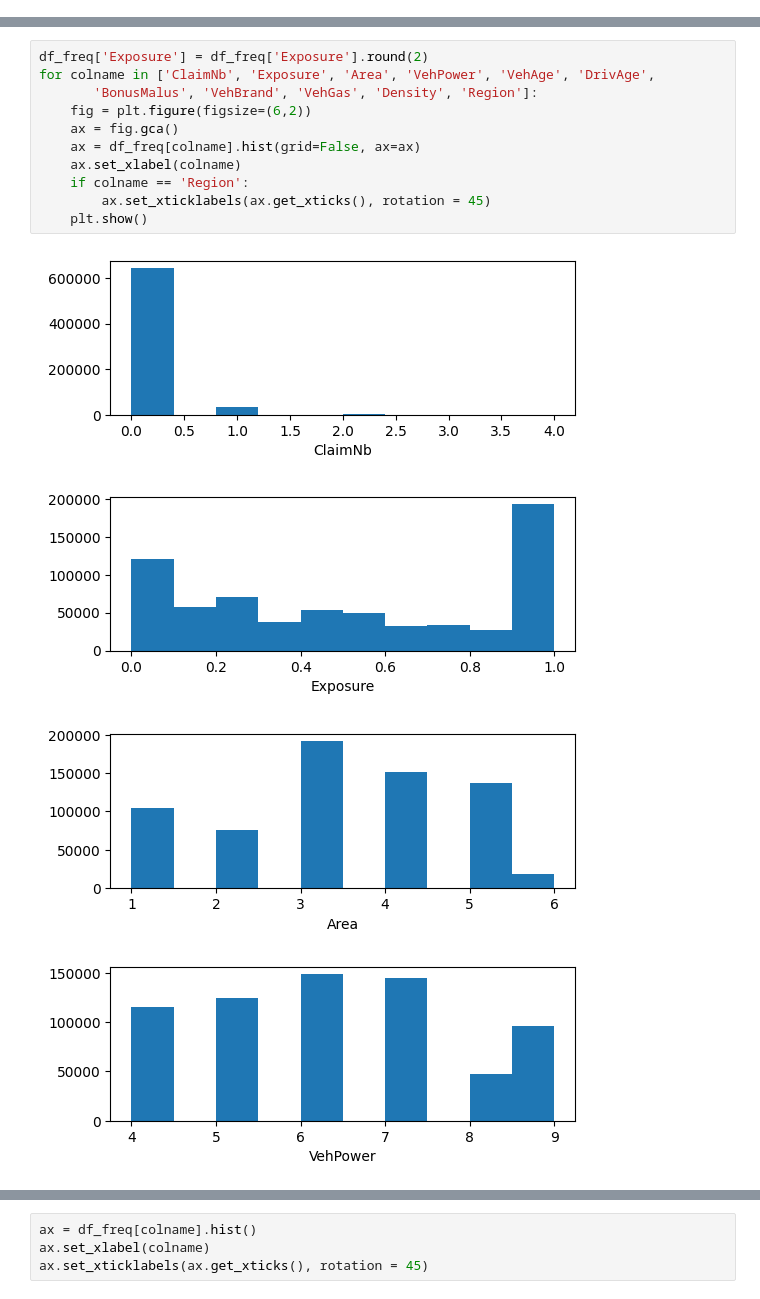
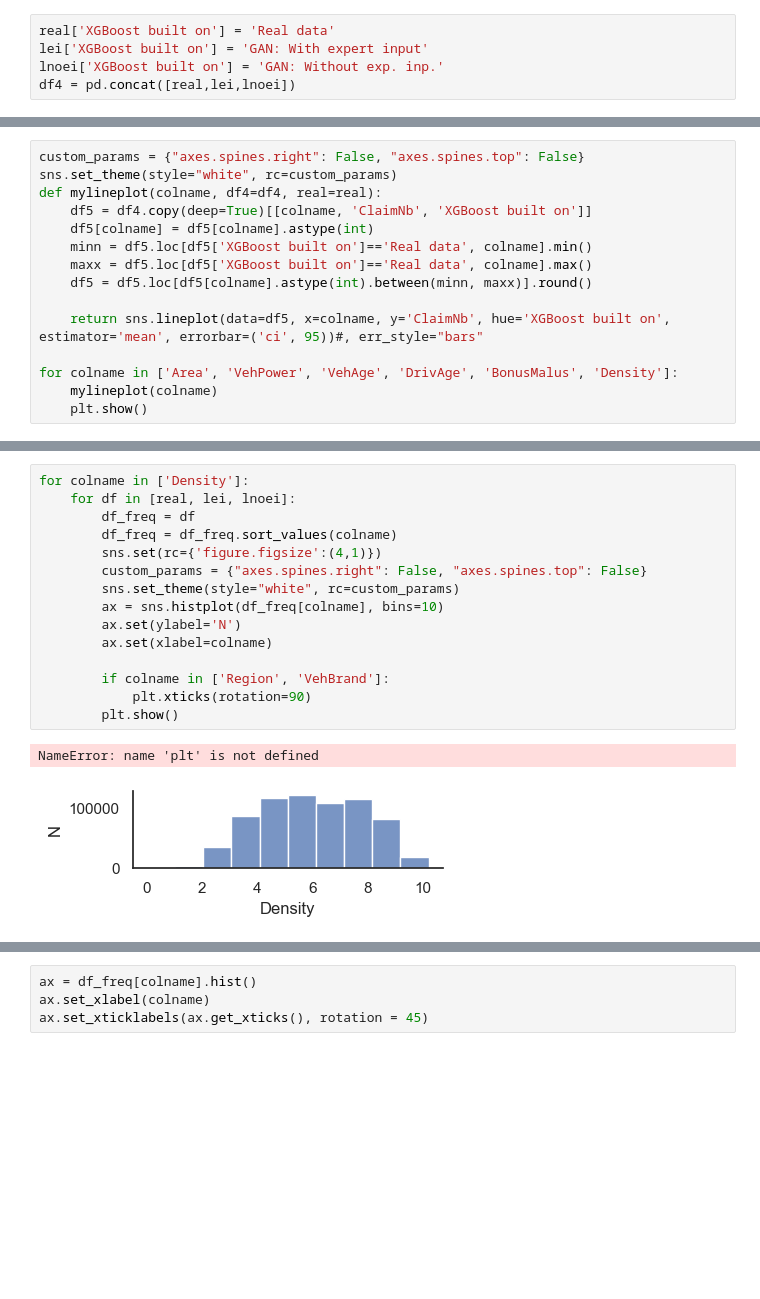
Before and after one commit to AfairiJJ/thesis, a Jupyter notebook: Data Analysis.ipynb, the cells around one changed output, grey strips where cells are left out. Saved outputs shown, nothing was run; the diff lists cells and outputs as text; blank space fills up the shorter version.

```diff
--- a/Data Analysis.ipynb
+++ b/Data Analysis.ipynb
@@ -78,0 +111,5 @@ Region
+# %%
+real['XGBoost built on'] = 'Real data'
+lei['XGBoost built on'] = 'GAN: With expert input'
+lnoei['XGBoost built on'] = 'GAN: Without exp. inp.'
+df4 = pd.concat([real,lei,lnoei])
@@ -78,0 +126,15 @@ Region
+# %%
+custom_params = {"axes.spines.right": False, "axes.spines.top": False}
+sns.set_theme(style="white", rc=custom_params)
+def mylineplot(colname, df4=df4, real=real):
+    df5 = df4.copy(deep=True)[[colname, 'ClaimNb', 'XGBoost built on']]
+    df5[colname] = df5[colname].astype(int)
+    minn = df5.loc[df5['XGBoost built on']=='Real data', colname].min()
+    maxx = df5.loc[df5['XGBoost built on']=='Real data', colname].max()
+    df5 = df5.loc[df5[colname].astype(int).between(minn, maxx)].round()
+
+    return sns.lineplot(data=df5, x=colname, y='ClaimNb', hue='XGBoost built on', estimator='mean', errorbar=('ci', 95))#, err_style="bars"
+
+for colname in ['Area', 'VehPower', 'VehAge', 'DrivAge', 'BonusMalus', 'Density']:
+    mylineplot(colname)
+    plt.show()
@@ -79,16 +167,18 @@ Region
 # %%
-df_freq['Exposure'] = df_freq['Exposure'].round(2)
-for colname in ['ClaimNb', 'Exposure', 'Area', 'VehPower', 'VehAge', 'DrivAge',
-       'BonusMalus', 'VehBrand', 'VehGas', 'Density', 'Region']:
-    fig = plt.figure(figsize=(6,2))
-    ax = fig.gca()
-    ax = df_freq[colname].hist(grid=False, ax=ax)
-    ax.set_xlabel(colname)
-    if colname == 'Region':
-        ax.set_xticklabels(ax.get_xticks(), rotation = 45)
-    plt.show()
+for colname in ['Density']:
+    for df in [real, lei, lnoei]:
+        df_freq = df
+        df_freq = df_freq.sort_values(colname)
+        sns.set(rc={'figure.figsize':(4,1)})
+        custom_params = {"axes.spines.right": False, "axes.spines.top": False}
+        sns.set_theme(style="white", rc=custom_params)
+        ax = sns.histplot(df_freq[colname], bins=10)
+        ax.set(ylabel='N')
+        ax.set(xlabel=colname)
+
+        if colname in ['Region', 'VehBrand']:
+            plt.xticks(rotation=90)
+        plt.show()
 # %% [output]
+NameError: name 'plt' is not defined
-[figure, old version]
+[figure, new version]
-[figure, removed]
-[figure, removed]
-[figure, removed]
```
Also changed, not shown: parts of 14 cells of this notebook, 5 other files.
